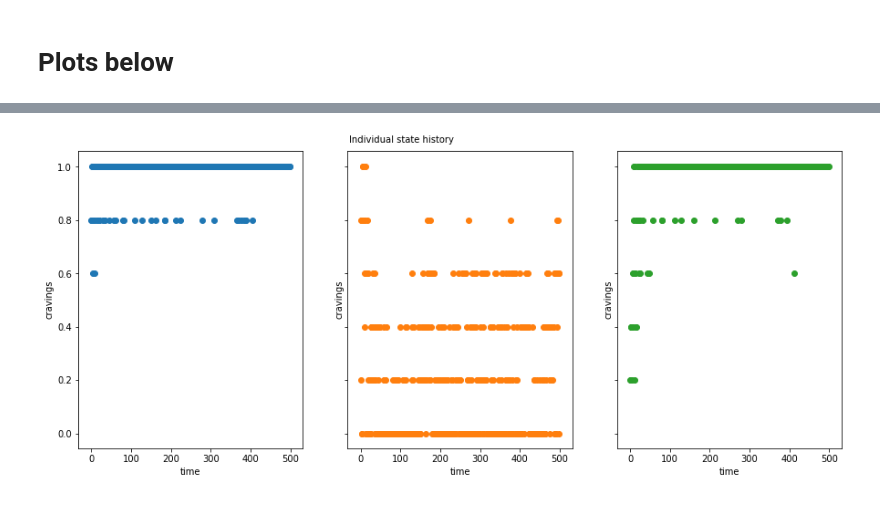
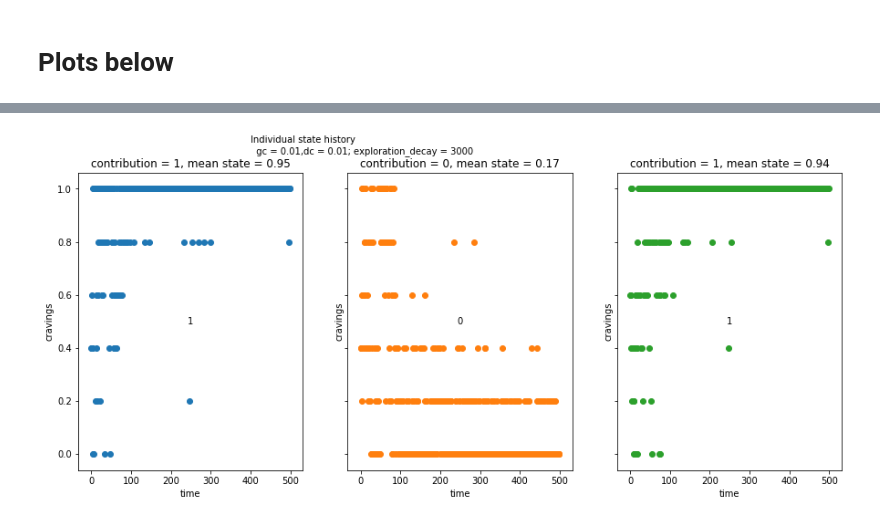
Before and after one commit to GaneshVShinde/GutToyModel, a Jupyter notebook: Code/model-pop-eqn.ipynb, the cells around one changed output, grey strips where cells are left out. Drawn from its saved outputs; the diff is of its cells as text; code cells hidden in the pictures.

```diff
--- a/Code/model-pop-eqn.ipynb
+++ b/Code/model-pop-eqn.ipynb
@@ -387,27 +396,35 @@ plotPopulation()
 # %%
 #@title
 # one scatter plot for state history.
 # relevant to trace out the population evolution across timesteps.
 
 def plotState():
+  #@title
+  # one scatter plot for state history.
+  # relevant to trace out the population evolution across timesteps.
+
 
   X = np.arange(sel.size)
   fig,ax = plt.subplots(nrows,ncols,sharex = True, sharey = True,figsize = (15,6))
   cm = plt.get_cmap("tab10")
   ax = ax.ravel()
 
-  for i in range(gut.nBacteria):
+  for i in range(nb):
     ax[i].scatter(X,stateHistory[sel,i],color = cm(i))
     ax[i].set_ylabel("cravings")
     ax[i].set_xlabel("time")
+    ax[i].text(0.5, 0.5, gut.contribution[i], horizontalalignment='center', verticalalignment='center', transform=ax[i].transAxes)
+    ax[i].set_title("""contribution = {0}, mean state = {1:.2f}""".format(gut.contribution[i], stateHistory[:,i].mean()))
 
-  fig.text(0.4,0.9,"Individual state history")
+  fig.text(0.3,0.9,"""Individual state history
+  gc = {0:.2f},dc = {1:.2f}; exploration_decay = {2}
+  """.format(gut.gc,gut.dc,epsilon_mod))
   if saveFig:
-    plt.savefig(folder+'scatter-state'+str(sim_num)+'.'+fileFormat,bbox_inches = 'tight',format= fileFormat)
+    plt.savefig(folder+'scatter-state'+str(counter+1)+'.'+fileFormat,bbox_inches = 'tight',format= fileFormat)
+  # plt.close()
+plotState()
+# %% [output]
+[figure, added]
-# %%
-plotState()
-# %% [output]
-[figure, removed]
 # %%
 #@title
 # plotting reward history
```
Also changed, not shown: parts of 13 cells of this notebook, 3 other files.
